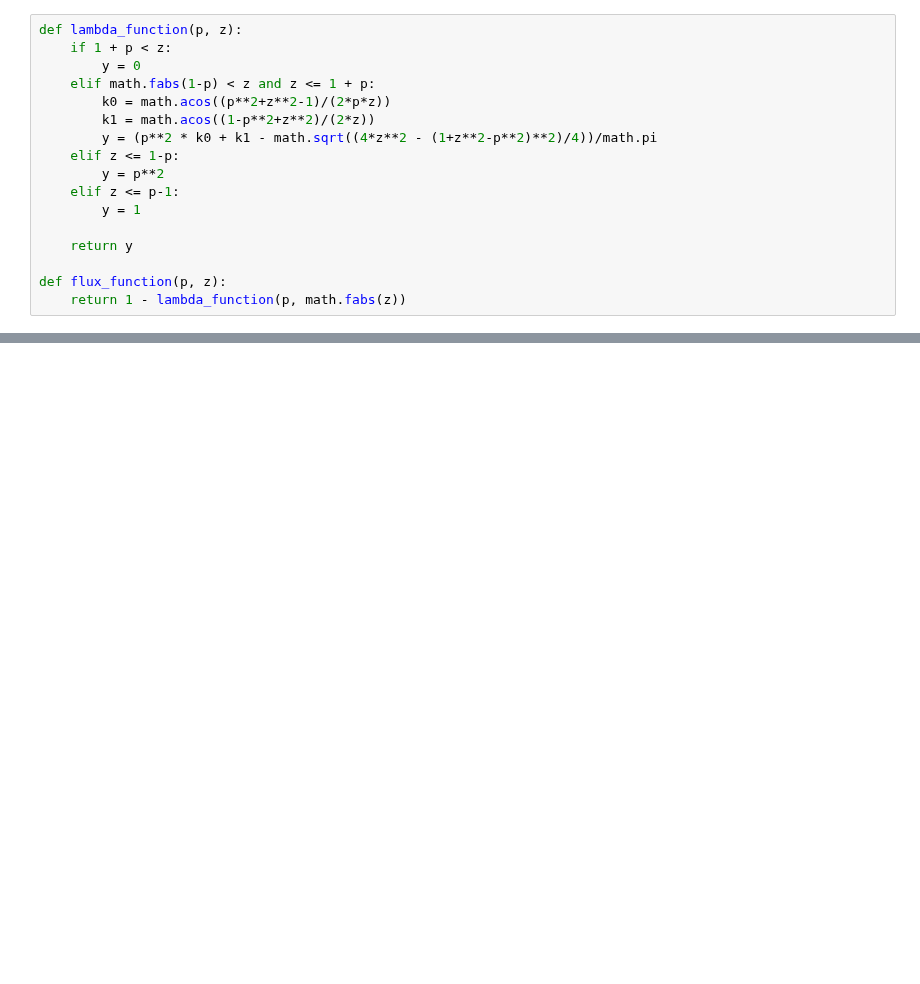
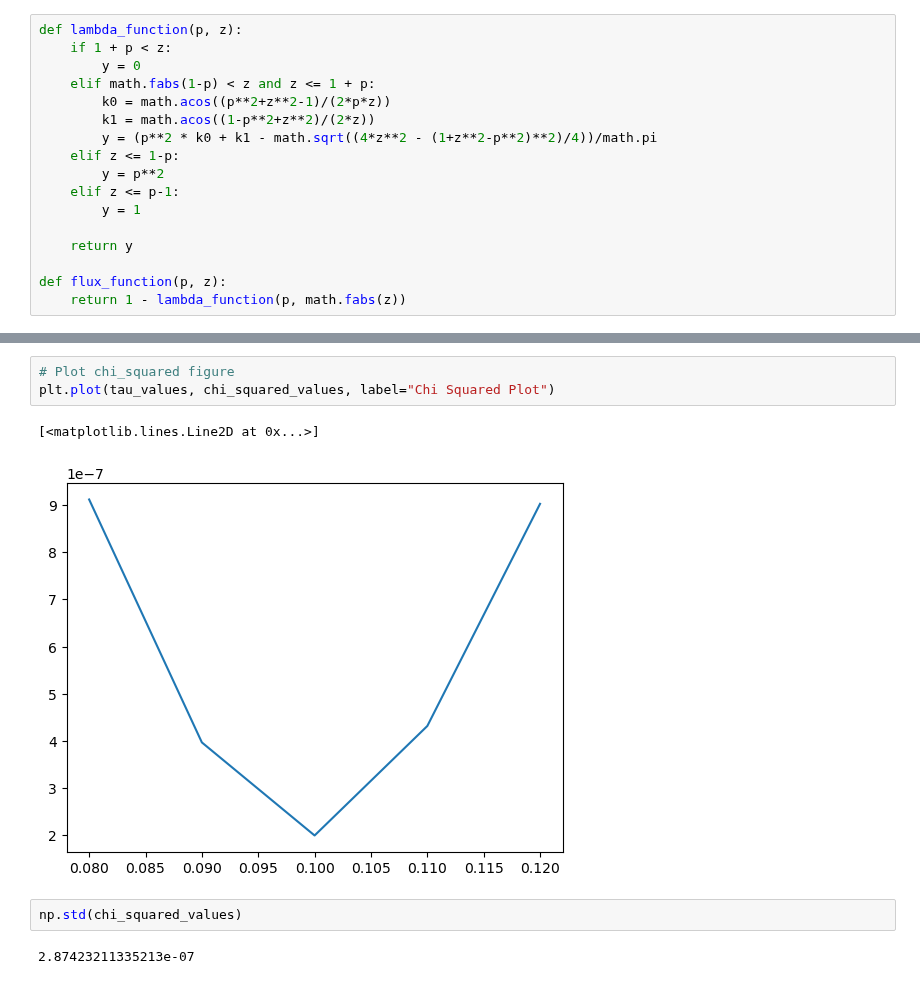
Before and after one commit to Columbia-Astronomy-4260/astr-4260-Juliahaynes777, a Jupyter notebook: PS7/PS7.ipynb, the cells around one changed output, grey strips where cells are left out. Drawn from its saved outputs; the diff is of its cells as text; blank space fills up the shorter version.

```diff
--- a/PS7/PS7.ipynb
+++ b/PS7/PS7.ipynb
@@ -357,0 +428,10 @@ plt.show()
+# %%
+# Plot chi_squared figure
+plt.plot(tau_values, chi_squared_values, label="Chi Squared Plot")
+# %% [output]
+[<matplotlib.lines.Line2D at 0x...>]
+[figure, added]
+# %%
+np.std(chi_squared_values)
+# %% [output]
+2.87423211335213e-07
```
Also changed, not shown: parts of 34 cells of this notebook, 1 other file.
